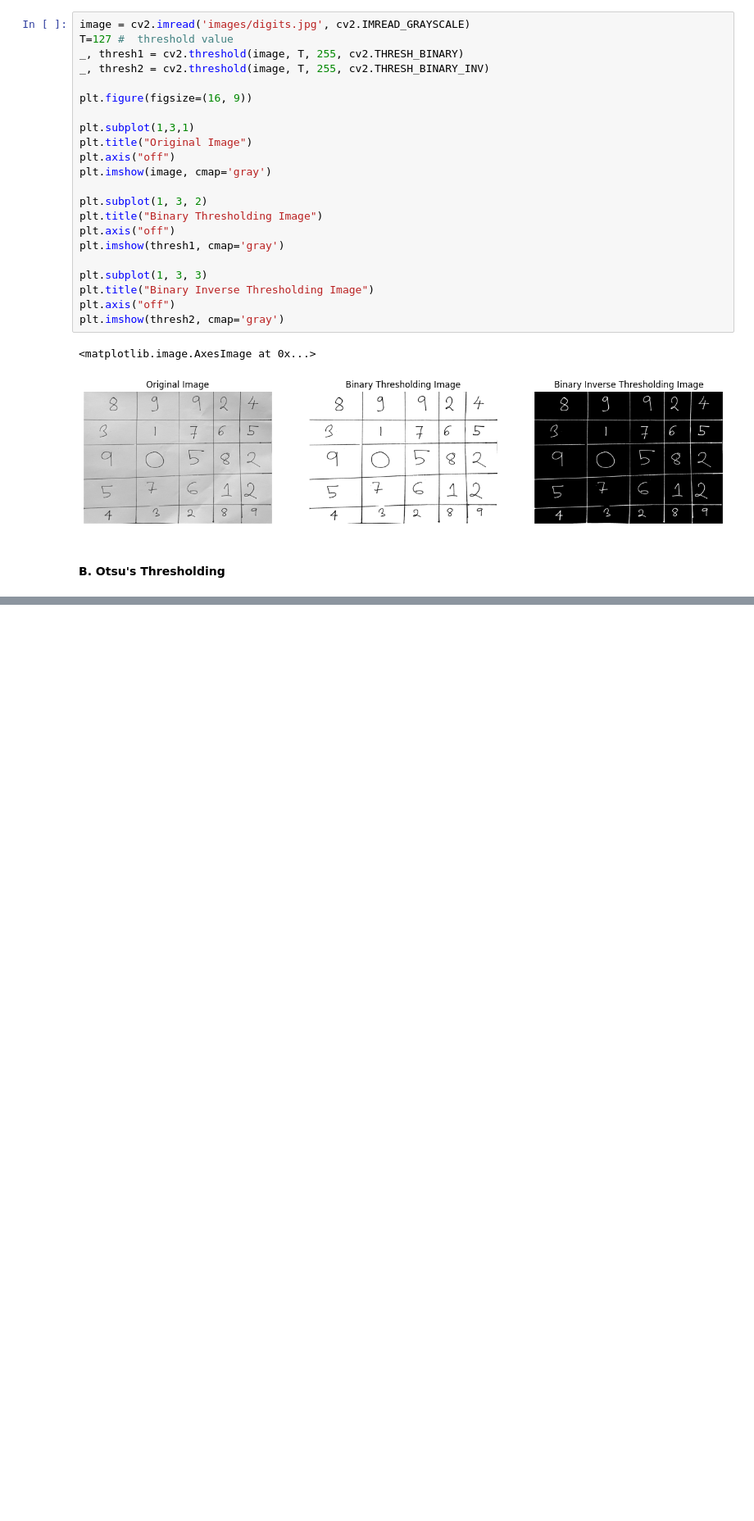
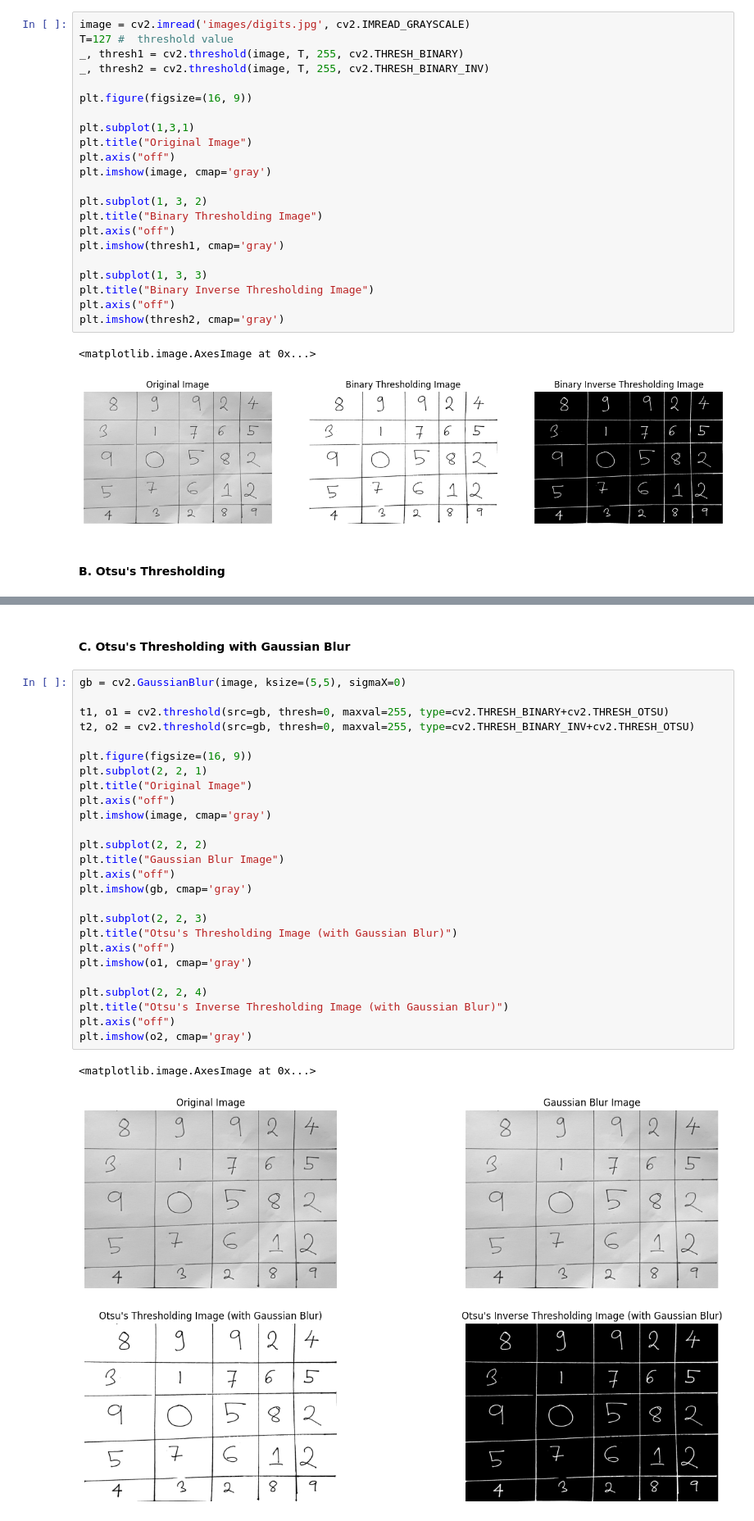
Before and after one commit to itspriyambhattacharya/opencv_learning, a Jupyter notebook: 02_intermediate_practice_ocr.ipynb, the cells around one changed output, grey strips where cells are left out. Shown at 82% size. Drawn from its saved outputs; the diff is of its cells as text; blank space fills up the shorter version.

Commit message:
otsu's thresholding with gaussian blur

```diff
--- a/02_intermediate_practice_ocr.ipynb
+++ b/02_intermediate_practice_ocr.ipynb
@@ -62,3 +62,34 @@ The dynamic T1 of Otsu's Thresholding is: 122.0
 The dynamic T2 of Otsu's Thresholding is: 122.0
 <matplotlib.image.AxesImage at 0x...>
 [figure]
+# %% [markdown]
+#### C. Otsu's Thresholding with Gaussian Blur
+# %%
+gb = cv2.GaussianBlur(image, ksize=(5,5), sigmaX=0)
+
+t1, o1 = cv2.threshold(src=gb, thresh=0, maxval=255, type=cv2.THRESH_BINARY+cv2.THRESH_OTSU)
+t2, o2 = cv2.threshold(src=gb, thresh=0, maxval=255, type=cv2.THRESH_BINARY_INV+cv2.THRESH_OTSU)
+
+plt.figure(figsize=(16, 9))
+plt.subplot(2, 2, 1)
+plt.title("Original Image")
+plt.axis("off")
+plt.imshow(image, cmap='gray')
+
+plt.subplot(2, 2, 2)
+plt.title("Gaussian Blur Image")
+plt.axis("off")
+plt.imshow(gb, cmap='gray')
+
+plt.subplot(2, 2, 3)
+plt.title("Otsu's Thresholding Image (with Gaussian Blur)")
+plt.axis("off")
+plt.imshow(o1, cmap='gray')
+
+plt.subplot(2, 2, 4)
+plt.title("Otsu's Inverse Thresholding Image (with Gaussian Blur)")
+plt.axis("off")
+plt.imshow(o2, cmap='gray')
+# %% [output]
+<matplotlib.image.AxesImage at 0x...>
+[figure, added]
```
Also changed, not shown: parts of 1 cell of this notebook.
